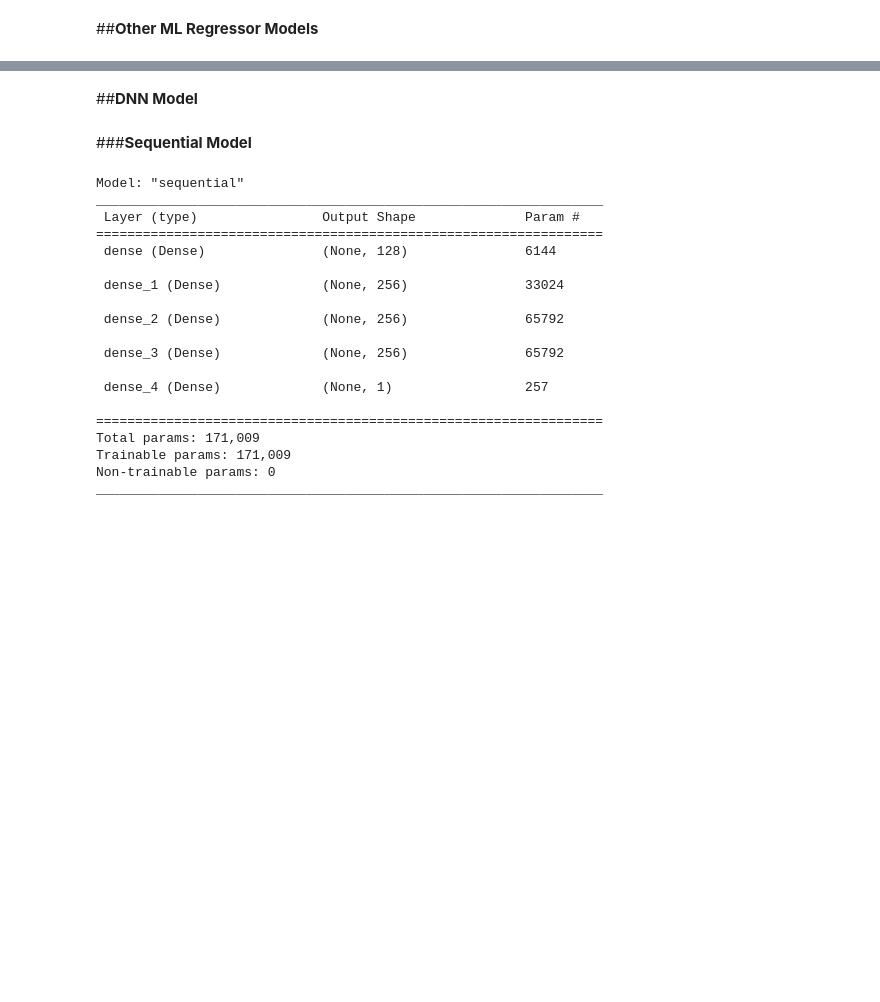
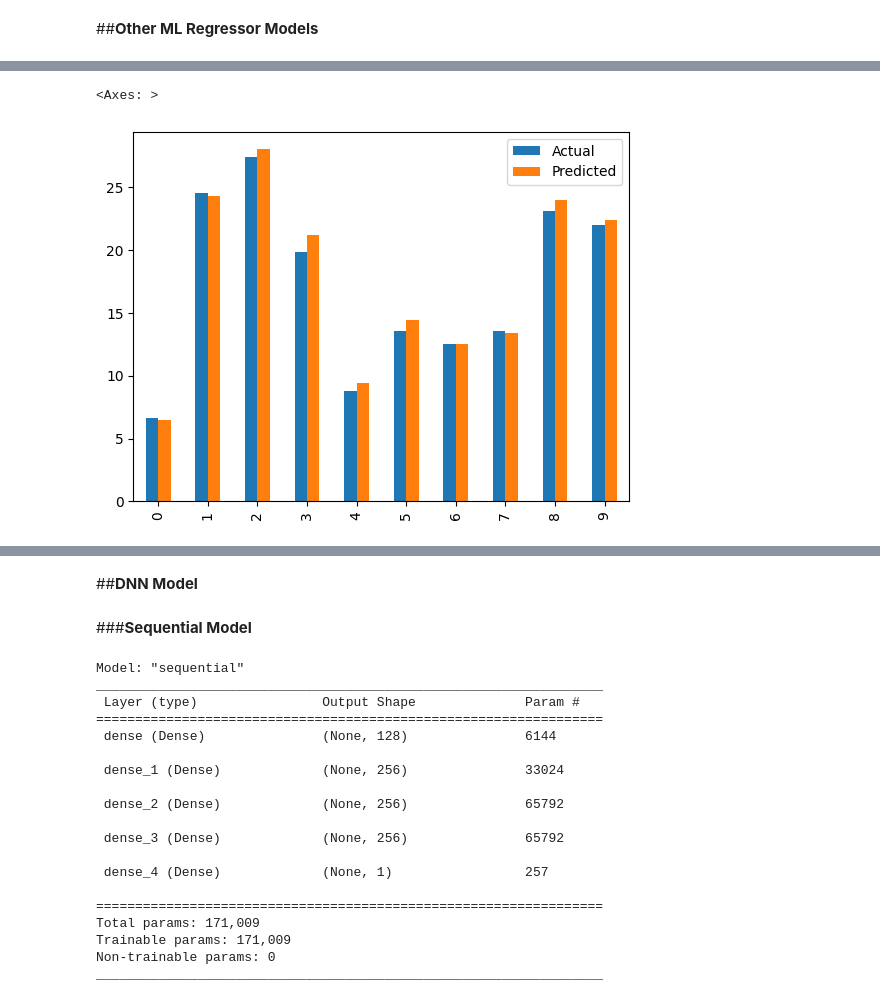
Before and after one commit to husseinfawaz20/QoT, a Jupyter notebook: QoT_Regression_Samples.ipynb, the cells around one changed output, grey strips where cells are left out. Drawn from its saved outputs; the diff is of its cells as text; code cells hidden in the pictures; blank space fills up the shorter version.

```diff
--- a/QoT_Regression_Samples.ipynb
+++ b/QoT_Regression_Samples.ipynb
@@ -322,0 +1032,16 @@ grid
+# %%
+from catboost import CatBoostRegressor
+parameters= {'depth': 6, 'iterations': 1000, 'l2_leaf_reg': 0.5, 'learning_rate': 0.05,'loss_function':'RMSE',}
+
+cbr = CatBoostRegressor(**parameters,early_stopping_rounds=100)
+start_time = time.time()
+cbr.fit(X_train, y_train)
+end_time = time.time()
+
+training_time = end_time - start_time
+inference_time_per_data_point = calc_inference_time(cbr)
+
+y_pred = cbr.predict(X_test)
+nb_splits = calculate_cb_splits(cbr)
+saveResults(y_test,y_pred,"CAT Boost Regressor",X.shape[1],training_time,inference_time_per_data_point,nb_splits)
+get_results()
@@ -396,0 +1193,15 @@ addResults(rmse,mae,r2,"Random Forest with CV=10",X.shape[1],training_time,infer
+# %%
+from sklearn.linear_model import LinearRegression
+
+lr = LinearRegression()
+
+start_time = time.time()
+lr.fit(X_train, y_train)
+end_time = time.time()
+
+training_time = end_time - start_time
+inference_time_per_data_point = calc_inference_time(lr)
+
+y_pred = lr.predict(X_test)
+saveResults(y_test,y_pred,"Linear Regression",X.shape[1],training_time,inference_time_per_data_point,'-')
+get_results()
@@ -396,0 +1219,7 @@ addResults(rmse,mae,r2,"Random Forest with CV=10",X.shape[1],training_time,infer
+# %%
+evaluate = pd.DataFrame({"Actual": y_test.values.flatten(), "Predicted": y_pred.flatten()})
+evaluate.head(10)
+evaluate.head(10).plot(kind = 'bar')
+# %% [output]
+<Axes: >
+[figure, added]
```
Also changed, not shown: parts of 176 cells of this notebook.
